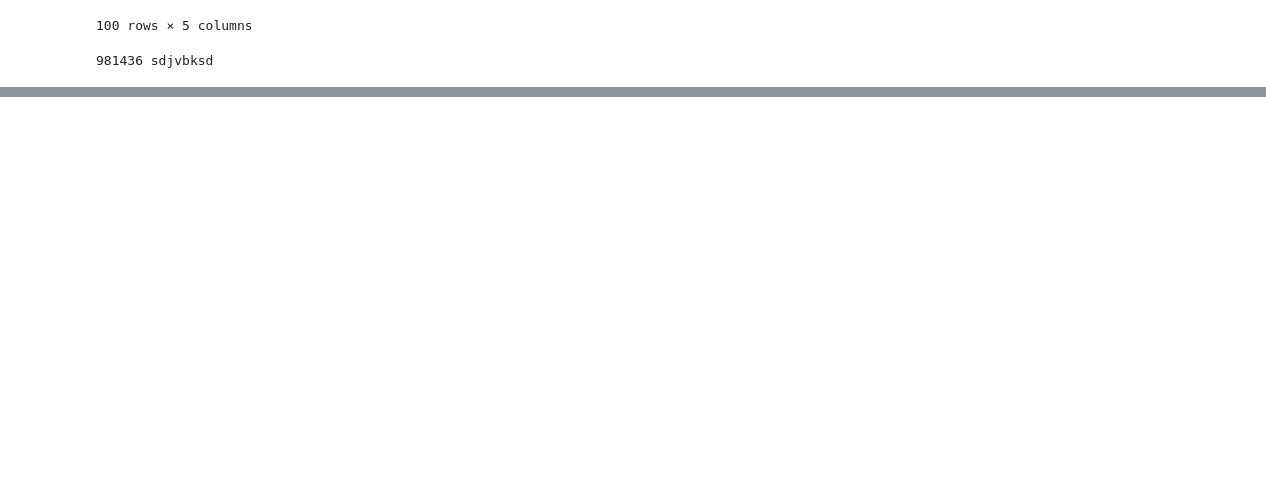
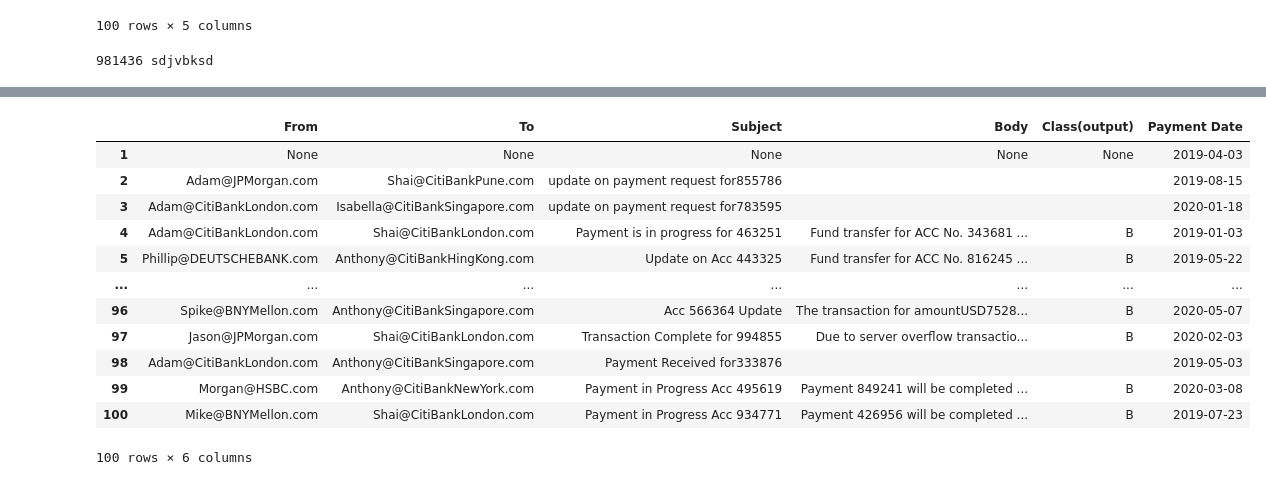
Before and after one commit to ahelii16/SmartEmailTracker, a Jupyter notebook: EmailDataSet.ipynb, the cells around one changed output, grey strips where cells are left out. Cells and saved outputs as stored; diff of their text form; code cells hidden in the pictures; blank space fills up the shorter version.

```diff
--- a/EmailDataSet.ipynb
+++ b/EmailDataSet.ipynb
@@ -188 +171,27 @@ df.head(20)
+# %%
+start_date = datetime.date(2018, 12, 1)
+end_date = datetime.date(2020, 5, 31)
+
+time_between_dates = end_date - start_date
+days_between_dates = time_between_dates.days
+date_column_data = [start_date + datetime.timedelta(days=random.randrange(days_between_dates)) for i in range(len(data2))]
+#print(date_column_data)
+# %%
+df['Payment Date'] = date_column_data
+# %%
+df.head(100)
+# %% [output]
+|  | From | To | Subject | Body | Class(output) | Payment Date |
+| 1 | None | None | None | None | None | 2019-04-03 |
+| 2 | Adam@JPMorgan.com | Shai@CitiBankPune.com | update on payment request for855786 |  |  | 2019-08-15 |
+| 3 | Adam@CitiBankLondon.com | Isabella@CitiBankSingapore.com | update on payment request for783595 |  |  | 2020-01-18 |
+| 4 | Adam@CitiBankLondon.com | Shai@CitiBankLondon.com | Payment is in progress for 463251 | Fund transfer for ACC No. 343681 ... | B | 2019-01-03 |
+| 5 | Phillip@DEUTSCHEBANK.com | Anthony@CitiBankHingKong.com | Update on Acc 443325 | Fund transfer for ACC No. 816245 ... | B | 2019-05-22 |
+| ... | ... | ... | ... | ... | ... | ... |
+| 96 | Spike@BNYMellon.com | Anthony@CitiBankSingapore.com | Acc 566364 Update | The transaction for amountUSD7528... | B | 2020-05-07 |
+| 97 | Jason@JPMorgan.com | Shai@CitiBankLondon.com | Transaction Complete for 994855 | Due to server overflow transactio... | B | 2020-02-03 |
+| 98 | Adam@CitiBankLondon.com | Anthony@CitiBankSingapore.com | Payment Received for333876 |  |  | 2019-05-03 |
+| 99 | Morgan@HSBC.com | Anthony@CitiBankNewYork.com | Payment in Progress Acc 495619 | Payment 849241 will be completed ... | B | 2020-03-08 |
+| 100 | Mike@BNYMellon.com | Shai@CitiBankLondon.com | Payment in Progress Acc 934771 | Payment 426956 will be completed ... | B | 2019-07-23 |
+100 rows × 6 columns
 # %%
```
Also changed, not shown: parts of 11 cells of this notebook.
